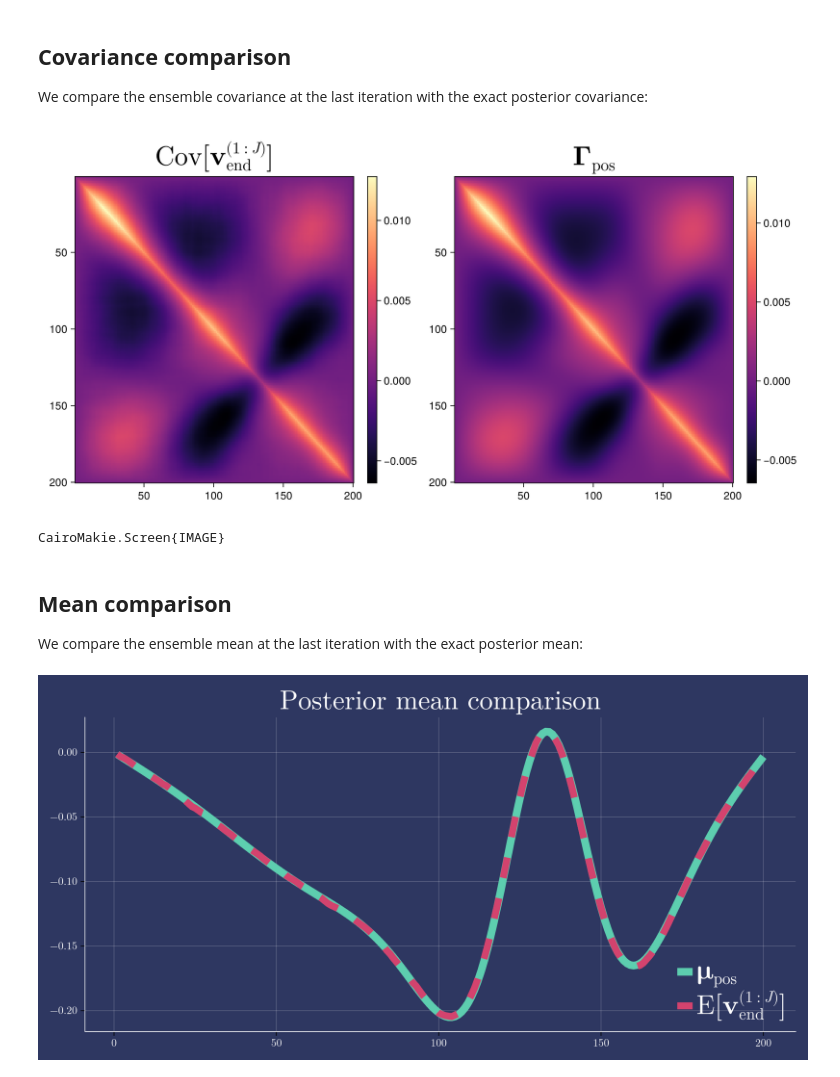
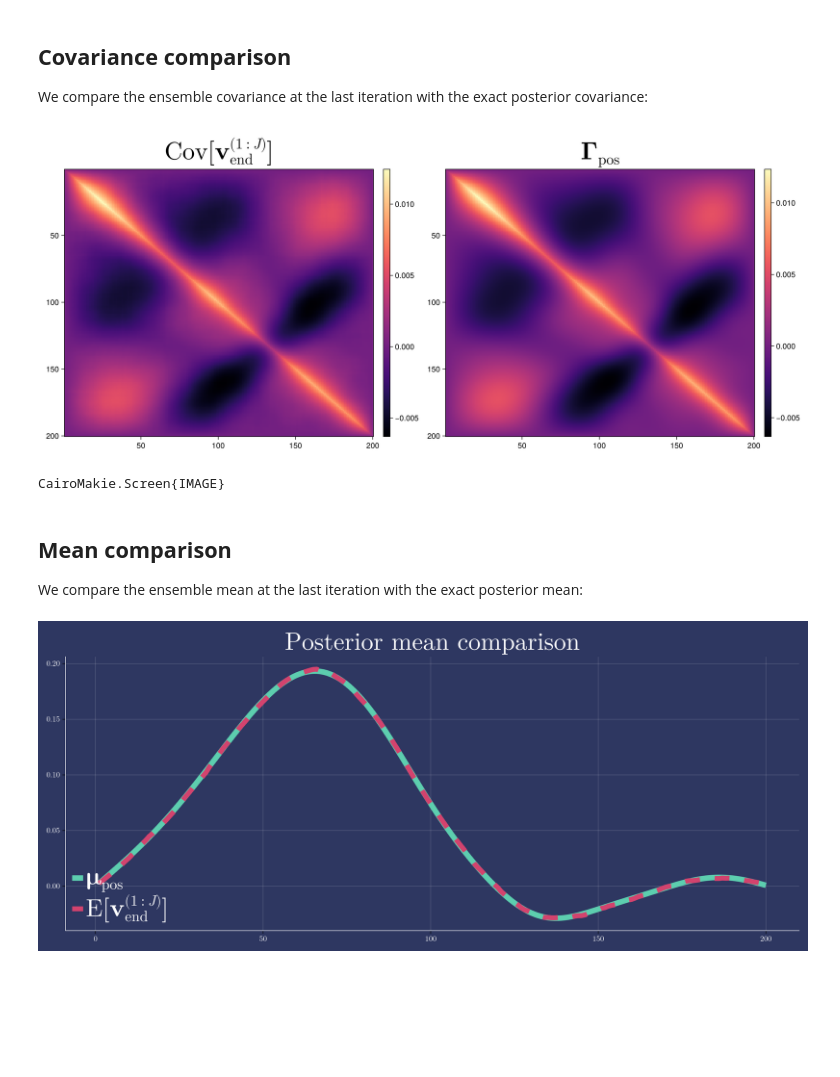
Before and after one commit to pstavrin/OralQual, a Jupyter notebook: scripts/HeatEq.ipynb, the cells around one changed output. Drawn from its saved outputs; the diff is of its cells as text; code cells hidden in the pictures; blank space fills up the shorter version.

```diff
--- a/scripts/HeatEq.ipynb
+++ b/scripts/HeatEq.ipynb
@@ -69,7 +69,7 @@ For this example, we consider the heat equation on a one-dimensional rod with ho
 ## **Problem Setup**
 # %%
 path = "../data/heat-cont.mat"
-n = 100 # number of measurements
+n = 50 # number of measurements
 Δt = 1e-3 # integrator time step
 T_stop = 10.0 # integration end time
 heat = heat_eq_params(n, Δt, T_stop, path)
@@ -149,18 +149,18 @@ We compare the ensemble covariance at the last iteration with the exact posterio
 # %%
 C = _samplecov(ekrmleobj.V[end])
 ## Covariance comparison
-fig = Figure(size=(1000,500))
-ax1 = Axis(fig[1, 1], title=L"\text{Cov}[\textbf{v}_\text{end}^{(1:J)}]", titlesize=35)
+fig = Figure(size=(1400,600))
+ax1 = Axis(fig[1, 1], title=L"\text{Cov}[\textbf{v}_\text{end}^{(1:J)}]", titlesize=45)
 ax1.yreversed=true
-ax2 = Axis(fig[1, 3], title = L"\textbf{Γ}_\text{pos}", titlesize=35)
+ax2 = Axis(fig[1, 3], title = L"\textbf{Γ}_\text{pos}", titlesize=45)
 ax2.yreversed=true
 hm1 = heatmap!(ax1, C; colormap=:magma)
 Colorbar(fig[1, 2], hm1)
 hm2 = heatmap!(ax2, Γ_pos; colormap=:magma)
 Colorbar(fig[1, 4], hm2)
 display(fig)
 # %% [output]
-[figure, old version]
+[figure, new version]
 CairoMakie.Screen{IMAGE}
 # %% [markdown]
 ## **Mean comparison**
@@ -168,10 +168,10 @@ We compare the ensemble mean at the last iteration with the exact posterior mean
 # %%
 μ = colmean(ekrmleobj.V[end])
 
-fig = themed_figure(; dark=true, size=(1000, 500)) do fig
+fig = themed_figure(; dark=true, size=(1400, 600)) do fig
     ax1 = Axis(fig[1, 1],
         title     = L"\text{Posterior mean comparison}",
-        titlesize = 35
+        titlesize = 45
     )
 
     lines!(ax1, μ_pos;
@@ -187,8 +187,8 @@ fig = themed_figure(; dark=true, size=(1000, 500)) do fig
         label = L"\text{E}[\textbf{v}_\text{end}^{(1:J)}]"
     )
 
-    axislegend(ax1; position=:rb, framevisible=false, labelsize=35)
+    axislegend(ax1; position=:lb, framevisible=false, labelsize=45)
     fig
 end
 # %% [output]
-[figure, old version]
+[figure, new version]
```
Also changed, not shown: parts of 1 cell of this notebook, 1 other file.
